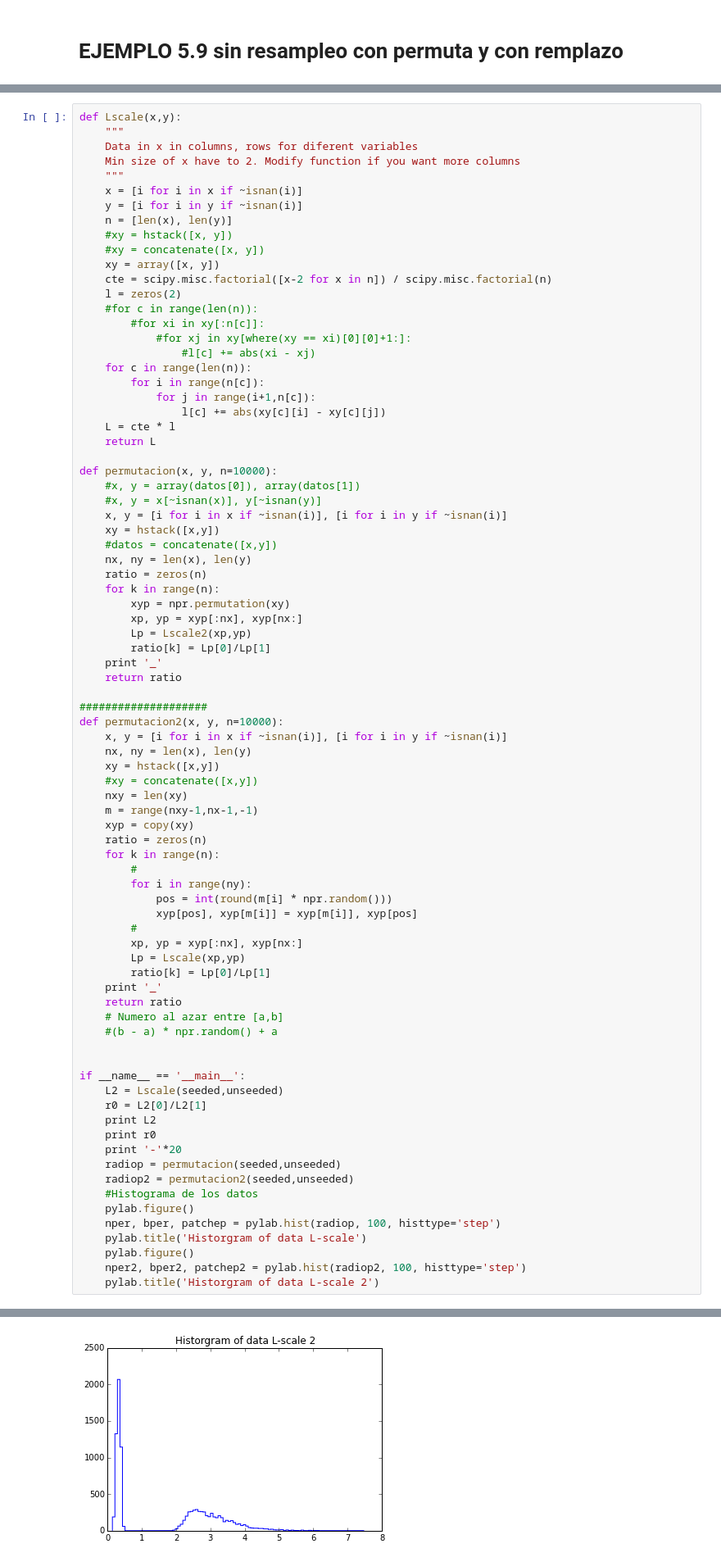
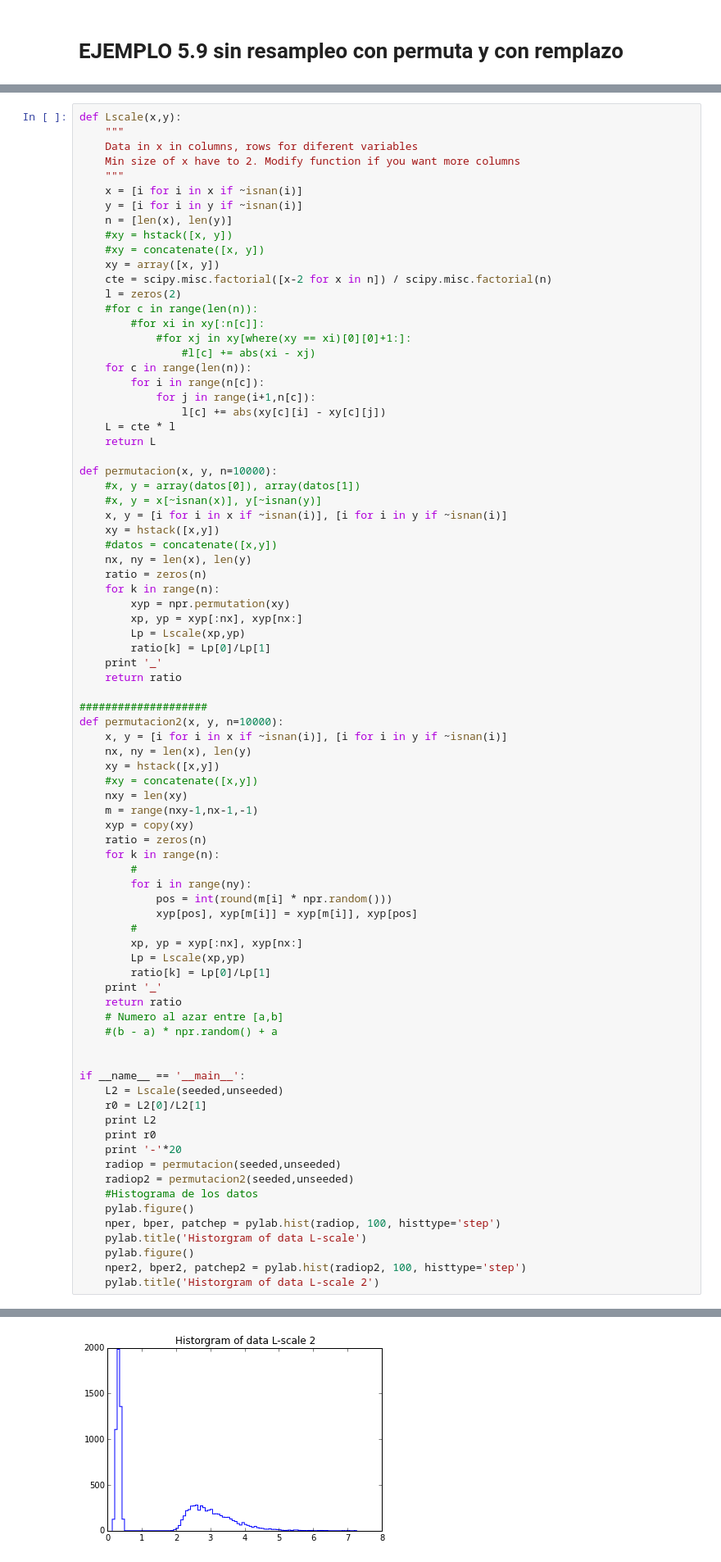
Before and after one commit to Ruben-VV/practica-python, a Jupyter notebook: iPython Notebook/Intervalos de Confianza.ipynb, the cells around one changed output, grey strips where cells are left out. Shown at 82% size. Cells and saved outputs as stored; diff of their text form.

```diff
--- a/iPython Notebook/Intervalos de Confianza.ipynb
+++ b/iPython Notebook/Intervalos de Confianza.ipynb
@@ -492,7 +492,7 @@ def permutacion(x, y, n=10000):
     for k in range(n):
         xyp = npr.permutation(xy)
         xp, yp = xyp[:nx], xyp[nx:]
-        Lp = Lscale2(xp,yp)
+        Lp = Lscale(xp,yp)
         ratio[k] = Lp[0]/Lp[1]
     print '_'
     return ratio
@@ -547,4 +547,4 @@ _
-[figure, old version]
+[figure, new version]
 # %% [raw]
 En el libro obtiene 49 de 10000 para el valor 0.188
 test para los valores p
```
Also changed, not shown: parts of 9 cells of this notebook.
